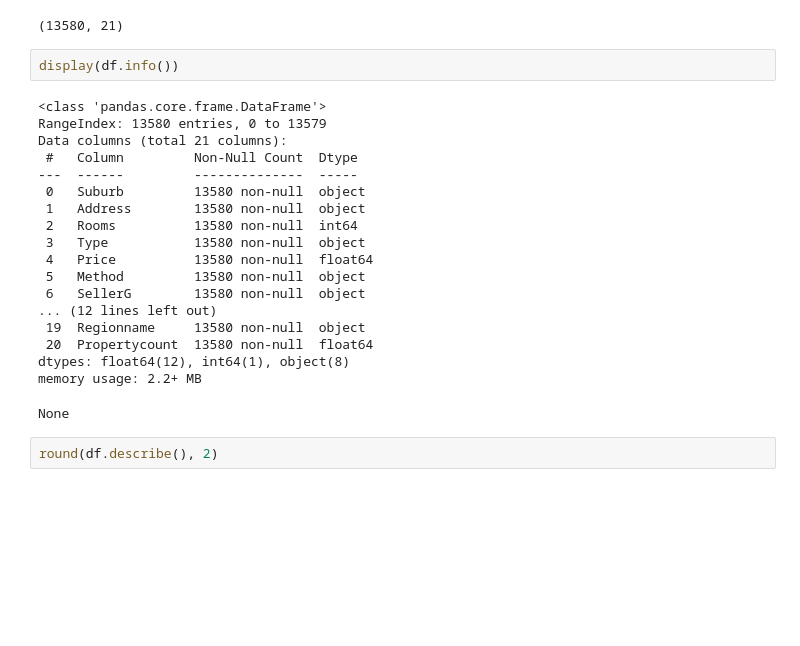
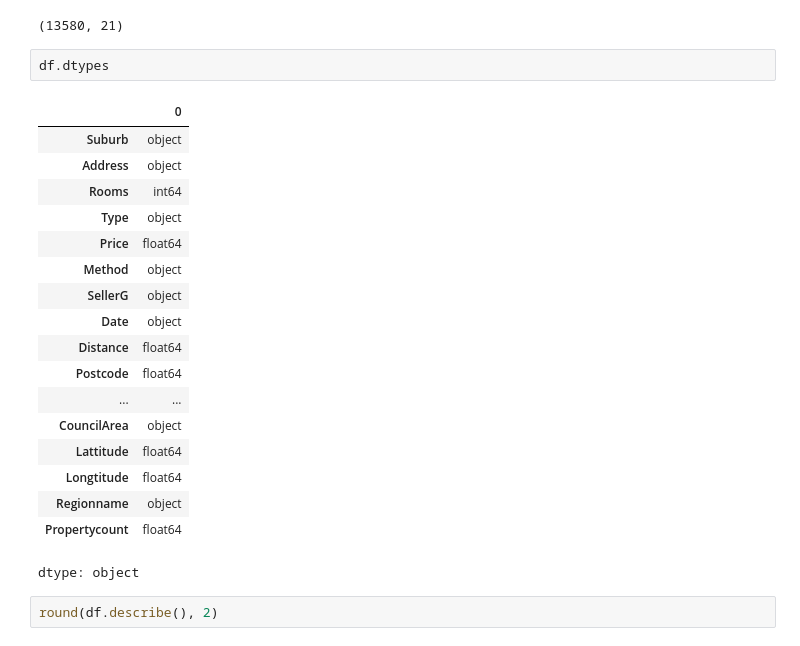
Before and after one commit to zzzer0-wav/Melbourne_Housing, a Jupyter notebook: notebooks/melbourne_housing.ipynb, the cells around one changed output. Saved outputs shown, nothing was run; the diff lists cells and outputs as text; blank space fills up the shorter version.

```diff
--- a/notebooks/melbourne_housing.ipynb
+++ b/notebooks/melbourne_housing.ipynb
@@ -30,27 +32,27 @@ df.head()
 df.shape
 # %% [output]
 (13580, 21)
-# %%
-display(df.info())
-# %% [output]
-<class 'pandas.core.frame.DataFrame'>
-RangeIndex: 13580 entries, 0 to 13579
-Data columns (total 21 columns):
- #   Column         Non-Null Count  Dtype
----  ------         --------------  -----
- 0   Suburb         13580 non-null  object
- 1   Address        13580 non-null  object
- 2   Rooms          13580 non-null  int64
- 3   Type           13580 non-null  object
- 4   Price          13580 non-null  float64
- 5   Method         13580 non-null  object
- 6   SellerG        13580 non-null  object
-... (12 lines left out)
- 19  Regionname     13580 non-null  object
- 20  Propertycount  13580 non-null  float64
-dtypes: float64(12), int64(1), object(8)
-memory usage: 2.2+ MB
-None
+# %%
+df.dtypes
+# %% [output]
+|  | 0 |
+| Suburb | object |
+| Address | object |
+| Rooms | int64 |
+| Type | object |
+| Price | float64 |
+| Method | object |
+| SellerG | object |
+| Date | object |
+| Distance | float64 |
+| Postcode | float64 |
+| ... | ... |
+| CouncilArea | object |
+| Lattitude | float64 |
+| Longtitude | float64 |
+| Regionname | object |
+| Propertycount | float64 |
+dtype: object
 # %%
 round(df.describe(), 2)
 # %% [output]
```
Also changed, not shown: parts of 24 cells of this notebook.
